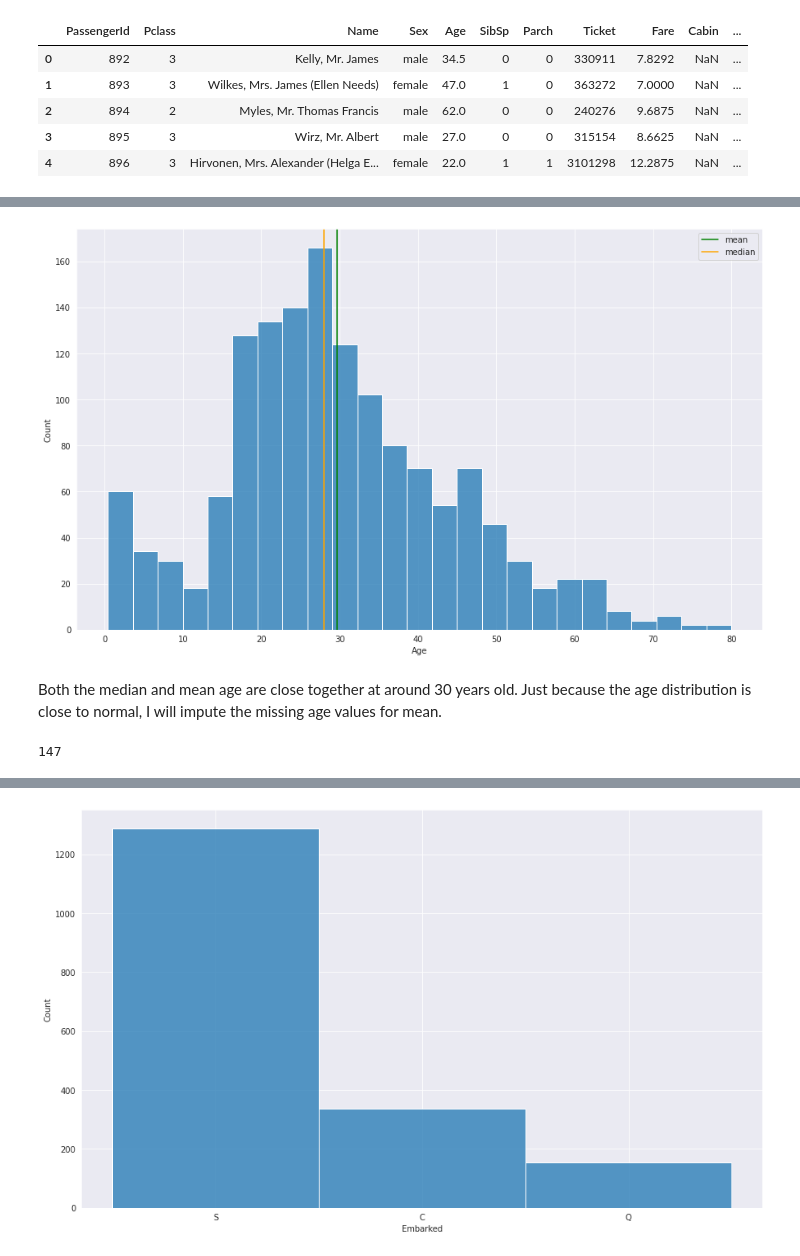
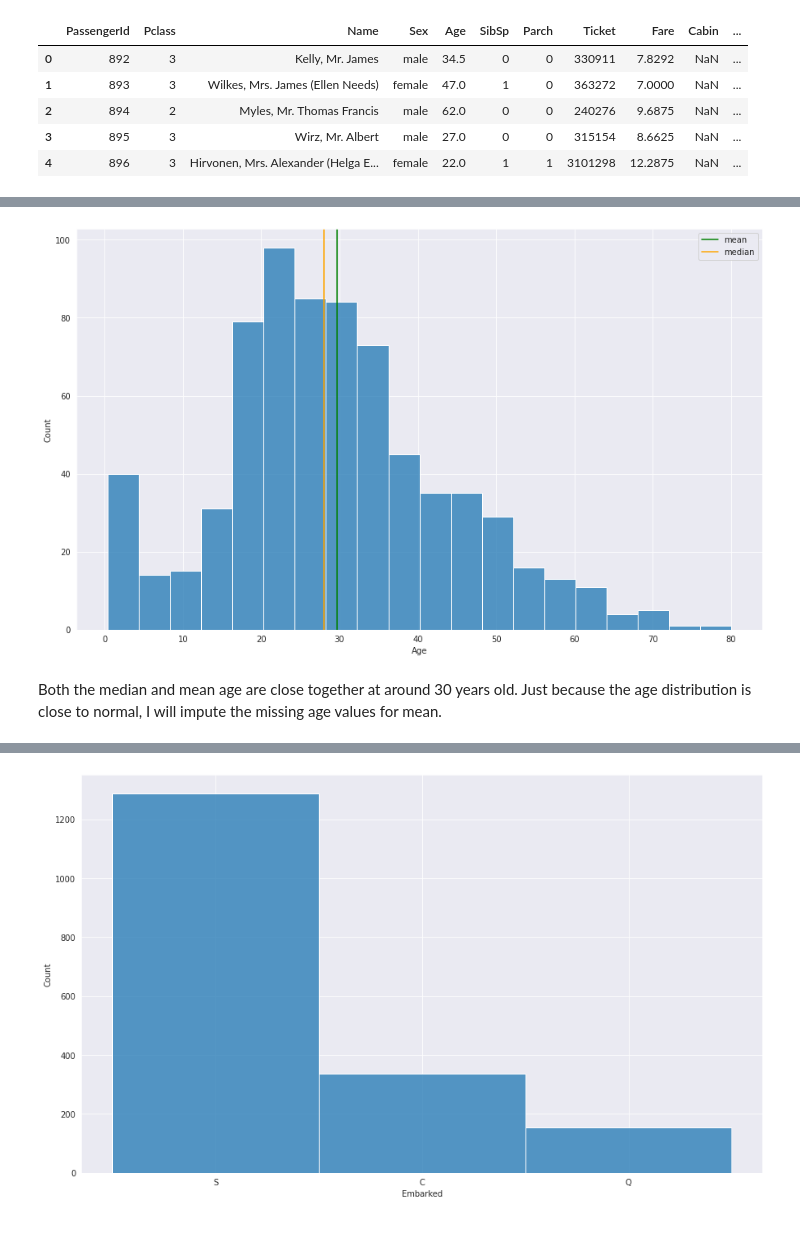
Before and after one commit to eugenebaraka/Kaggle-Notebooks, a Jupyter notebook: titanic-survival-prediction.ipynb, the cells around one changed output, grey strips where cells are left out. Drawn from its saved outputs; the diff is of its cells as text; code cells hidden in the pictures.

```diff
--- a/titanic-survival-prediction.ipynb
+++ b/titanic-survival-prediction.ipynb
@@ -87,0 +53,7 @@ Age, Cabin, and Embarked seem to have missing values, we will deal with each of
+# %%
+#make copies of datasets
+train = train_df.copy()
+test = test_df.copy()
+#drop unnecessary columns
+train.drop(columns = [ "PassengerId","Cabin", "Name", "Ticket", "Cabin"], inplace = True)
+test.drop(columns = ["PassengerId","Cabin", "Name", "Ticket", "Cabin"], inplace = True)
@@ -88,14 +72,14 @@ Age, Cabin, and Embarked seem to have missing values, we will deal with each of
 # %%
 ## Age
 sns.set_style("darkgrid")
 plt.figure(figsize = (15, 9))
-sns.histplot(combined["Age"])
-plt.axvline(x = combined["Age"].mean(), label = "mean", c = 'green')
-plt.axvline(x = combined["Age"].median(), label = "median", c = 'orange')
+sns.histplot(train_df["Age"])
+plt.axvline(x = train["Age"].mean(), label = "mean", c = 'green')
+plt.axvline(x = train["Age"].median(), label = "median", c = 'orange')
 plt.legend()
 plt.show()
 # %% [output]
-[figure, old version]
+[figure, new version]
 # %% [markdown]
 Both the median and mean age are close together at around 30 years old. Just because the age distribution is close to normal, I will impute the missing age values for mean.
 # %%
@@ -103,5 +86,0 @@ combined['Age'].fillna(combined['Age'].mean(), inplace = True)
-# %%
-## Cabin
-combined['Cabin'].nunique()
-# %% [output]
-147
```
Also changed, not shown: parts of 31 cells of this notebook.
